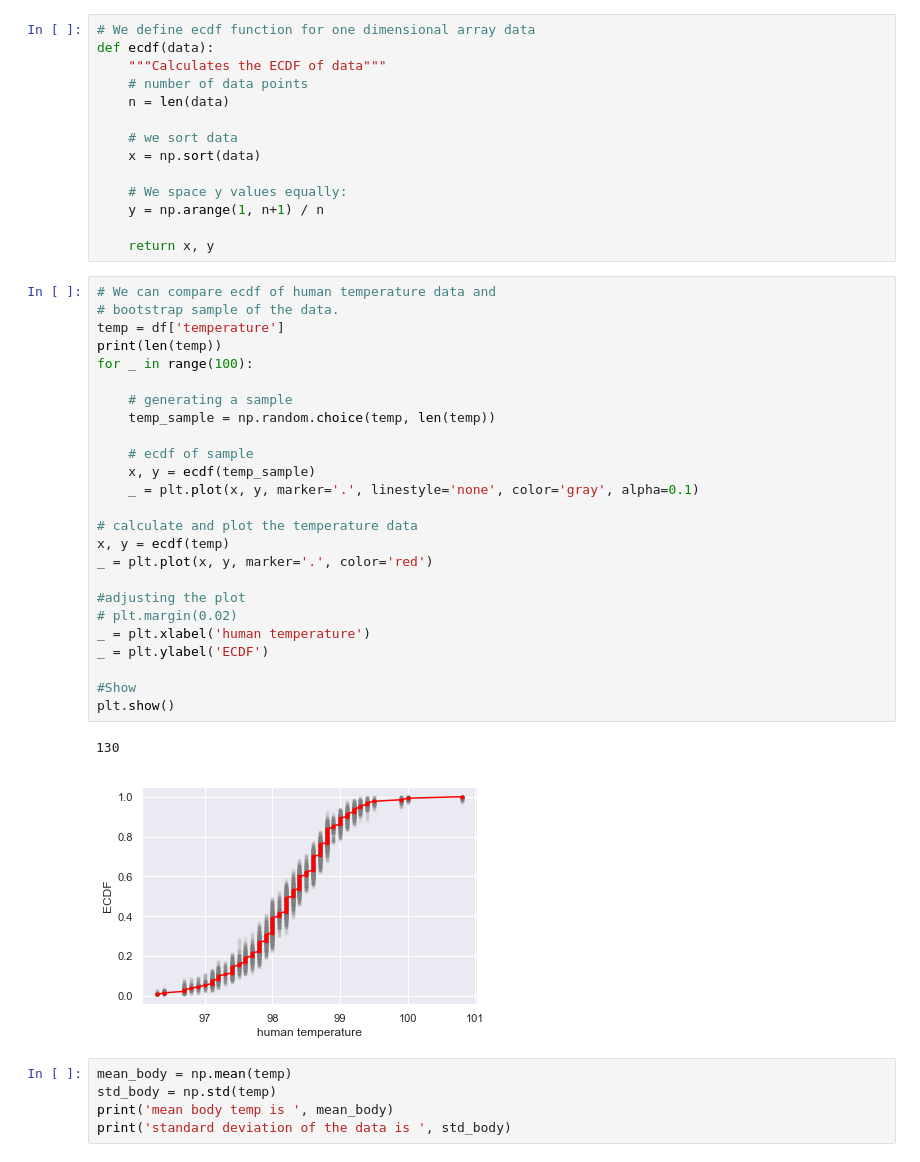
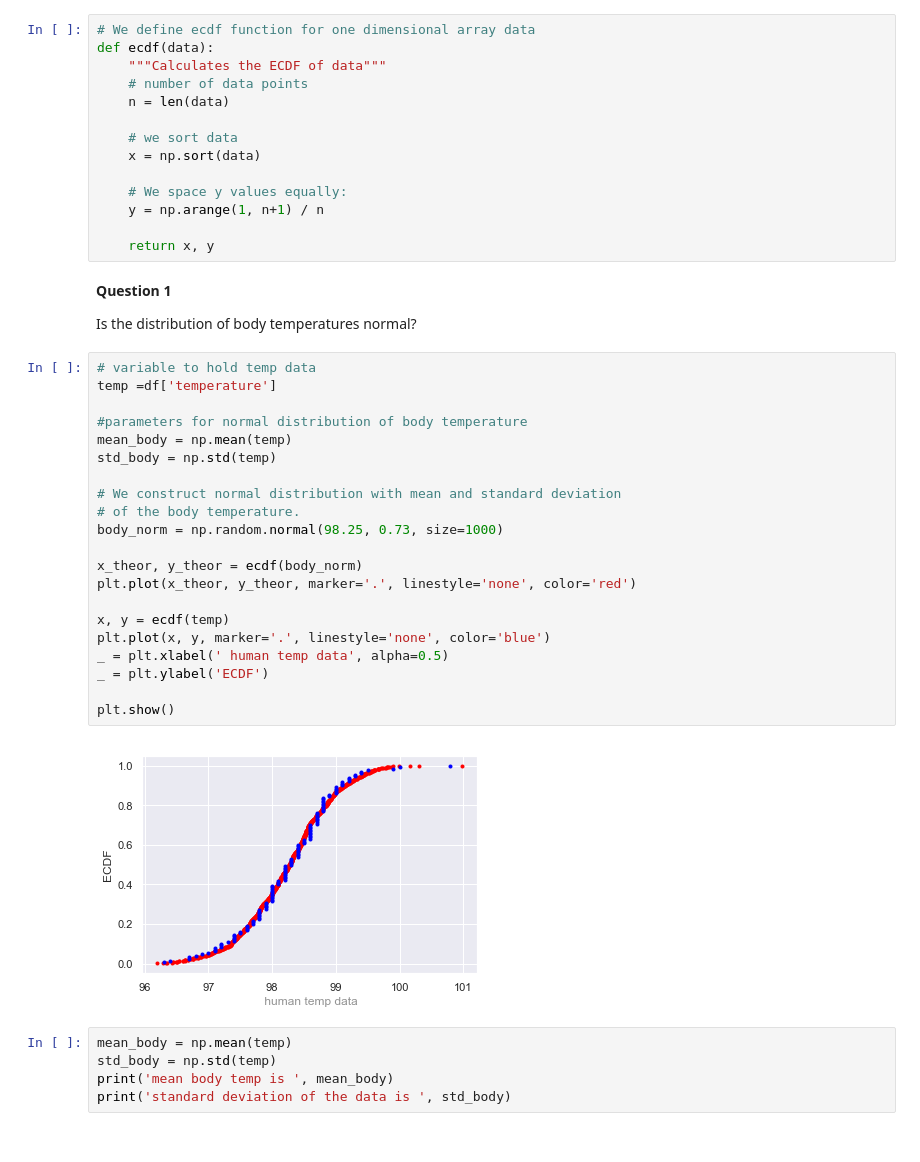
Before and after one commit to SDashev/Springboard-Miniprojects, a Jupyter notebook: sliderule_dsi_inferential_statistics_exercise_1_SD.ipynb, the cells around one changed output. Drawn from its saved outputs; the diff is of its cells as text.

```diff
--- a/sliderule_dsi_inferential_statistics_exercise_1_SD.ipynb
+++ b/sliderule_dsi_inferential_statistics_exercise_1_SD.ipynb
@@ -121,34 +94,33 @@ def ecdf(data):
     y = np.arange(1, n+1) / n
 
     return x, y
-# %%
-# We can compare ecdf of human temperature data and
-# bootstrap sample of the data.
-temp = df['temperature']
-print(len(temp))
-for _ in range(100):
-
-    # generating a sample
-    temp_sample = np.random.choice(temp, len(temp))
-
-    # ecdf of sample
-    x, y = ecdf(temp_sample)
-    _ = plt.plot(x, y, marker='.', linestyle='none', color='gray', alpha=0.1)
-
-# calculate and plot the temperature data
-x, y = ecdf(temp)
-_ = plt.plot(x, y, marker='.', color='red')
-
-#adjusting the plot
-# plt.margin(0.02)
-_ = plt.xlabel('human temperature')
-_ = plt.ylabel('ECDF')
-
-#Show
-plt.show()
-# %% [output]
-130
-[figure, removed]
+# %% [markdown]
+__Question 1__
+
+Is the distribution of body temperatures normal?
+# %%
+# variable to hold temp data
+temp =df['temperature']
+
+#parameters for normal distribution of body temperature
+mean_body = np.mean(temp)
+std_body = np.std(temp)
+
+# We construct normal distribution with mean and standard deviation
+# of the body temperature.
+body_norm = np.random.normal(98.25, 0.73, size=1000)
+
+x_theor, y_theor = ecdf(body_norm)
+plt.plot(x_theor, y_theor, marker='.', linestyle='none', color='red')
+
+x, y = ecdf(temp)
+plt.plot(x, y, marker='.', linestyle='none', color='blue')
+_ = plt.xlabel(' human temp data', alpha=0.5)
+_ = plt.ylabel('ECDF')
+
+plt.show()
+# %% [output]
+[figure, added]
 # %%
 mean_body = np.mean(temp)
 std_body = np.std(temp)
```
Also changed, not shown: parts of 33 cells of this notebook.
